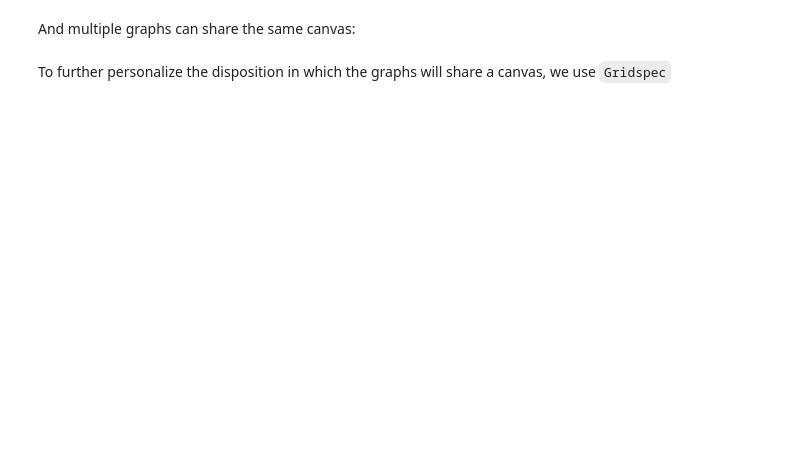
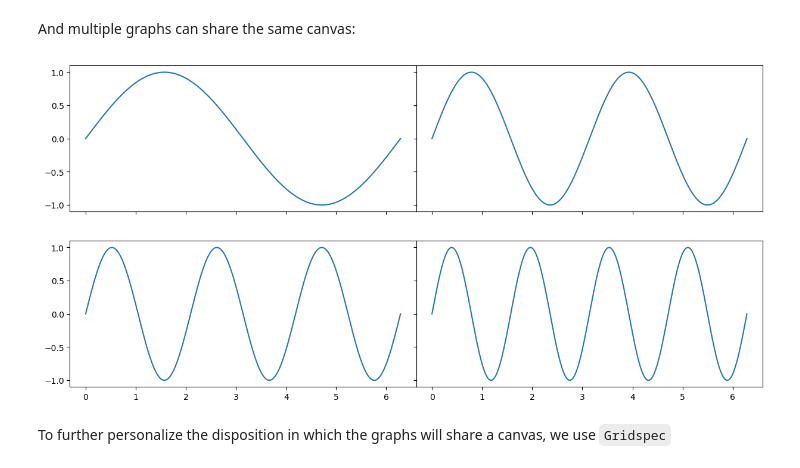
Before and after one commit to julianjica/ScientificComputingI, a Jupyter notebook: Matplotlib/Matplotlib.ipynb, the cells around one changed output. Saved outputs shown, nothing was run; the diff lists cells and outputs as text; code cells hidden in the pictures; blank space fills up the shorter version.

```diff
--- a/Matplotlib/Matplotlib.ipynb
+++ b/Matplotlib/Matplotlib.ipynb
@@ -26,11 +54,14 @@ plt.plot(a,b,color="green", linewidth=5,
 # %% [markdown]
 And multiple graphs can share the same canvas:
 # %%
-fig, axes=plt.subplots(1,3,figsize=(15,7),sharey=True)
-axes[0].plot(a,np.sin(a))
-axes[1].plot(a,np.sin(2*a))
-axes[2].plot(a,np.sin(3*a))
-fig.subplots_adjust(wspace=0.2)
+fig, axes=plt.subplots(2,2,figsize=(15,7),sharey=True, sharex=True)
+axes[0,0].plot(a,np.sin(a))
+axes[0,1].plot(a,np.sin(2*a))
+axes[1,0].plot(a,np.sin(3*a))
+axes[1,1].plot(a,np.sin(4*a))
+fig.subplots_adjust(wspace=0)
+# %% [output]
+[figure, added]
 # %% [markdown]
 To further personalize the disposition in which the graphs will share a canvas, we use `Gridspec`
 # %%
```
Also changed, not shown: parts of 18 cells of this notebook.
